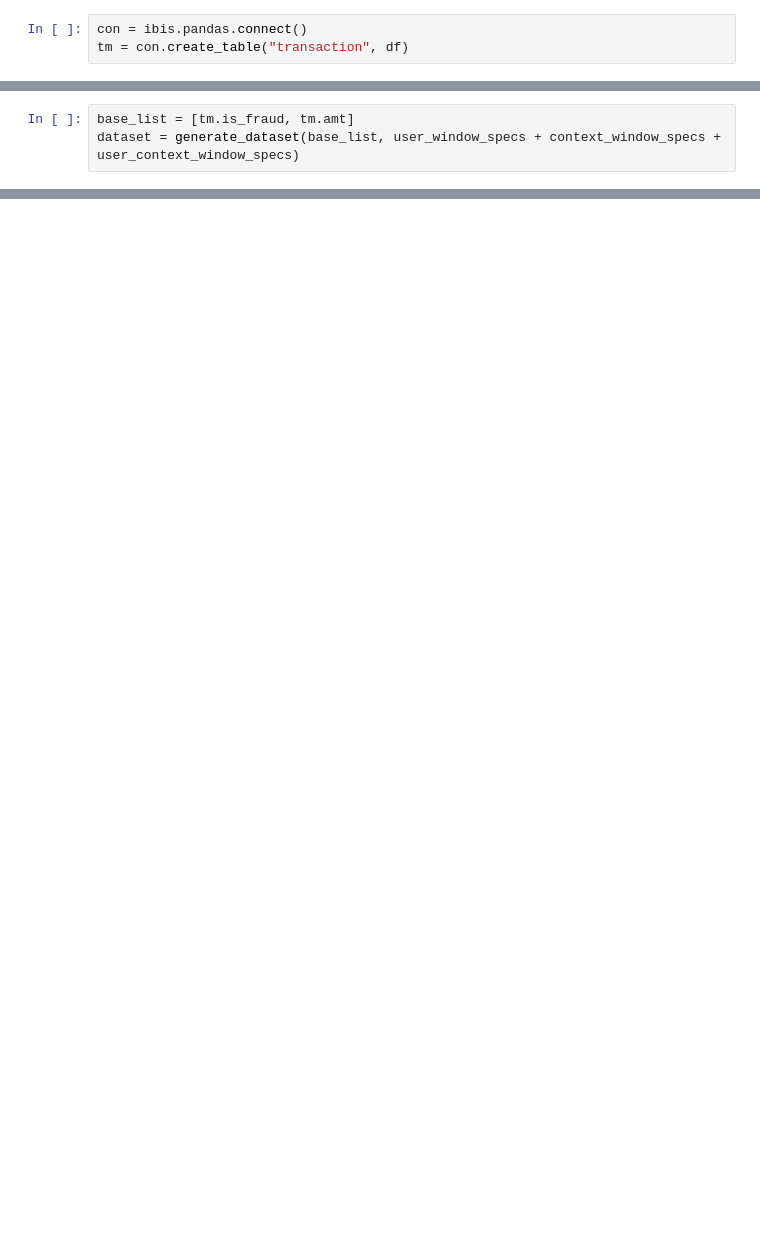
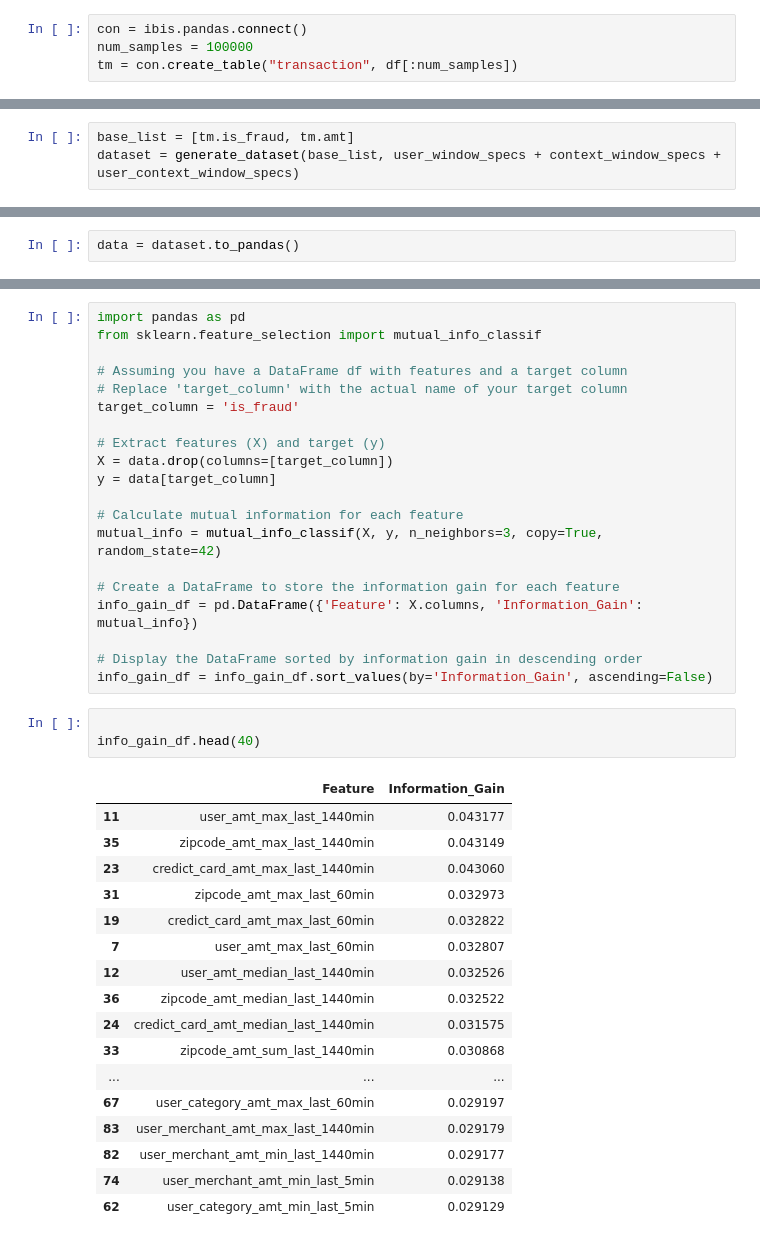
Before and after one commit to claypotai/ibis-flink-example, a Jupyter notebook: credit_card_transaction_fraud_batch.ipynb, the cells around one changed output, grey strips where cells are left out. Saved outputs shown, nothing was run; the diff lists cells and outputs as text; blank space fills up the shorter version.

```diff
--- a/credit_card_transaction_fraud_batch.ipynb
+++ b/credit_card_transaction_fraud_batch.ipynb
@@ -141,6 +118,7 @@ memory usage: 57.4+ KB
 # %%
 con = ibis.pandas.connect()
-tm = con.create_table("transaction", df)
+num_samples = 100000
+tm = con.create_table("transaction", df[:num_samples])
 # %%
 def create_window_spec(group_by, order_by, interval_in_minutes):
     return ibis.window(
@@ -313,0 +240,2 @@ KeyboardInterrupt:
+# %%
+data = dataset.to_pandas()
@@ -313,0 +309,41 @@ KeyboardInterrupt:
+# %%
+import pandas as pd
+from sklearn.feature_selection import mutual_info_classif
+
+# Assuming you have a DataFrame df with features and a target column
+# Replace 'target_column' with the actual name of your target column
+target_column = 'is_fraud'
+
+# Extract features (X) and target (y)
+X = data.drop(columns=[target_column])
+y = data[target_column]
+
+# Calculate mutual information for each feature
+mutual_info = mutual_info_classif(X, y, n_neighbors=3, copy=True, random_state=42)
+
+# Create a DataFrame to store the information gain for each feature
+info_gain_df = pd.DataFrame({'Feature': X.columns, 'Information_Gain': mutual_info})
+
+# Display the DataFrame sorted by information gain in descending order
+info_gain_df = info_gain_df.sort_values(by='Information_Gain', ascending=False)
+# %%
+
+info_gain_df.head(40)
+# %% [output]
+|  | Feature | Information_Gain |
+| 11 | user_amt_max_last_1440min | 0.043177 |
+| 35 | zipcode_amt_max_last_1440min | 0.043149 |
+| 23 | credict_card_amt_max_last_1440min | 0.043060 |
+| 31 | zipcode_amt_max_last_60min | 0.032973 |
+| 19 | credict_card_amt_max_last_60min | 0.032822 |
+| 7 | user_amt_max_last_60min | 0.032807 |
+| 12 | user_amt_median_last_1440min | 0.032526 |
+| 36 | zipcode_amt_median_last_1440min | 0.032522 |
+| 24 | credict_card_amt_median_last_1440min | 0.031575 |
+| 33 | zipcode_amt_sum_last_1440min | 0.030868 |
+| ... | ... | ... |
+| 67 | user_category_amt_max_last_60min | 0.029197 |
+| 83 | user_merchant_amt_max_last_1440min | 0.029179 |
+| 82 | user_merchant_amt_min_last_1440min | 0.029177 |
+| 74 | user_merchant_amt_min_last_5min | 0.029138 |
+| 62 | user_category_amt_min_last_5min | 0.029129 |
```
Also changed, not shown: parts of 21 cells of this notebook.
